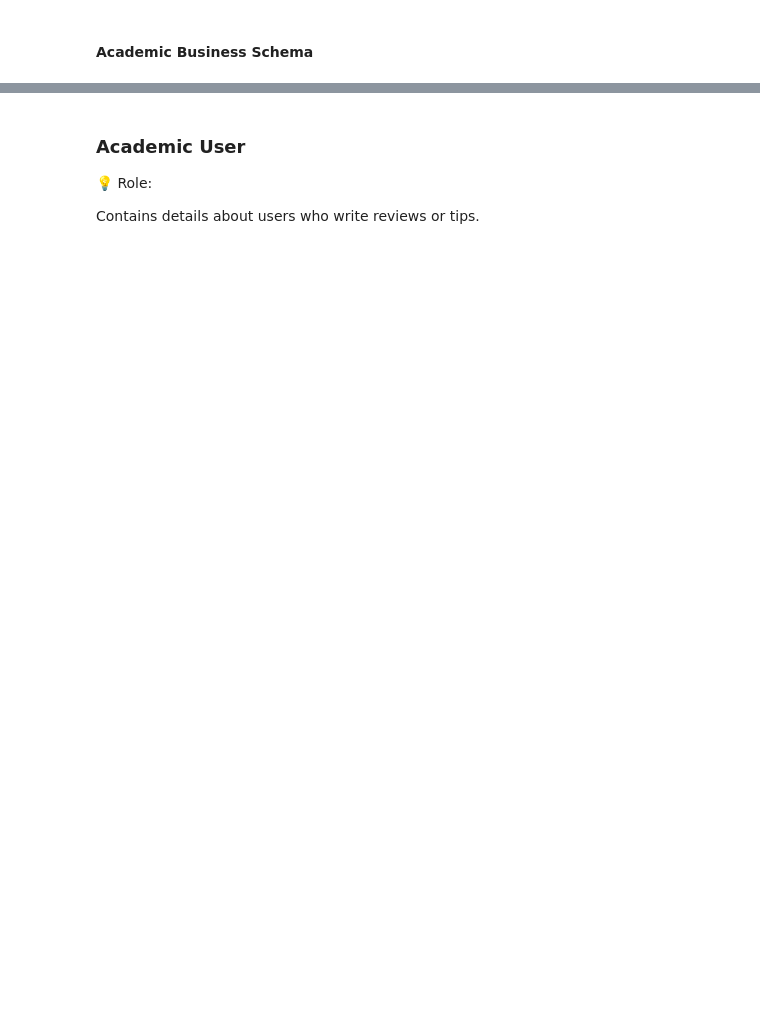
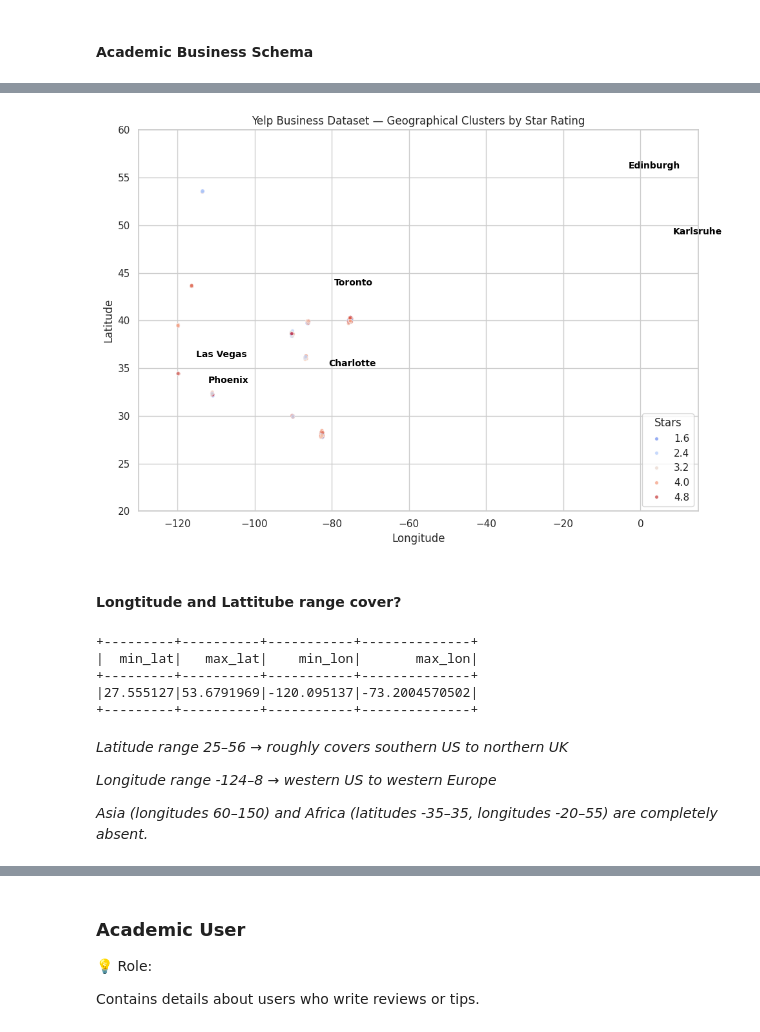
Before and after one commit to lovecrushfamily/Yelp_Reviews_Analysis, a Jupyter notebook: Untitled.ipynb, the cells around one changed output, grey strips where cells are left out. Drawn from its saved outputs; the diff is of its cells as text; code cells hidden in the pictures; blank space fills up the shorter version.

```diff
--- a/Untitled.ipynb
+++ b/Untitled.ipynb
@@ -197,0 +523,71 @@ df_business.select(F.explode(F.col("categories_array")).alias("category")) \
+# %%
+from pyspark.sql import functions as F
+
+# Sample small portion of data for visualization
+geo_sample = (
+    df_business
+    .select("latitude", "longitude", "stars")
+    .filter(F.col("latitude").isNotNull() & F.col("longitude").isNotNull())
+    .sample(False, 0.002, seed=42)
+    .toPandas()
+)
+# %%
+import matplotlib.pyplot as plt
+import seaborn as sns
+
+plt.figure(figsize=(10,7))
+sns.scatterplot(
+    data=geo_sample,
+    x="longitude",
+    y="latitude",
+    hue="stars",
+    palette="coolwarm",
+    s=15,
+    alpha=0.7
+)
+
+plt.xlim(-130, 15)
+plt.ylim(20, 60)
+
+regions = {
+    "Las Vegas": (-115.14, 36.17),
+    "Phoenix": (-112.07, 33.45),
+    "Charlotte": (-80.84, 35.23),
+    "Toronto": (-79.38, 43.65),
+    "Edinburgh": (-3.18, 55.95),
+    "Karlsruhe": (8.40, 49.01)
+}
+for city, (lon, lat) in regions.items():
+    plt.text(lon, lat, city, fontsize=10, color='black', weight='bold')
+
+plt.title("Yelp Business Dataset — Geographical Clusters by Star Rating")
+plt.xlabel("Longitude")
+plt.ylabel("Latitude")
+plt.legend(title="Stars", loc='lower right')
+plt.tight_layout()
+plt.show()
+# %% [output]
+[figure, added]
+# %% [markdown]
+#### Longtitude and Lattitube range cover?
+# %%
+from pyspark.sql import functions as F
+
+df_business.select(
+    F.min("latitude").alias("min_lat"),
+    F.max("latitude").alias("max_lat"),
+    F.min("longitude").alias("min_lon"),
+    F.max("longitude").alias("max_lon")
+).show()
+# %% [output]
++---------+----------+-----------+--------------+
+|  min_lat|   max_lat|    min_lon|       max_lon|
++---------+----------+-----------+--------------+
+|27.555127|53.6791969|-120.095137|-73.2004570502|
++---------+----------+-----------+--------------+
+# %% [markdown]
+*Latitude range 25–56 → roughly covers southern US to northern UK*
+
+*Longitude range -124–8 → western US to western Europe*
+
+*Asia (longitudes 60–150) and Africa (latitudes -35–35, longitudes -20–55) are completely absent.*
```
Also changed, not shown: parts of 139 cells of this notebook, 1 other file.
